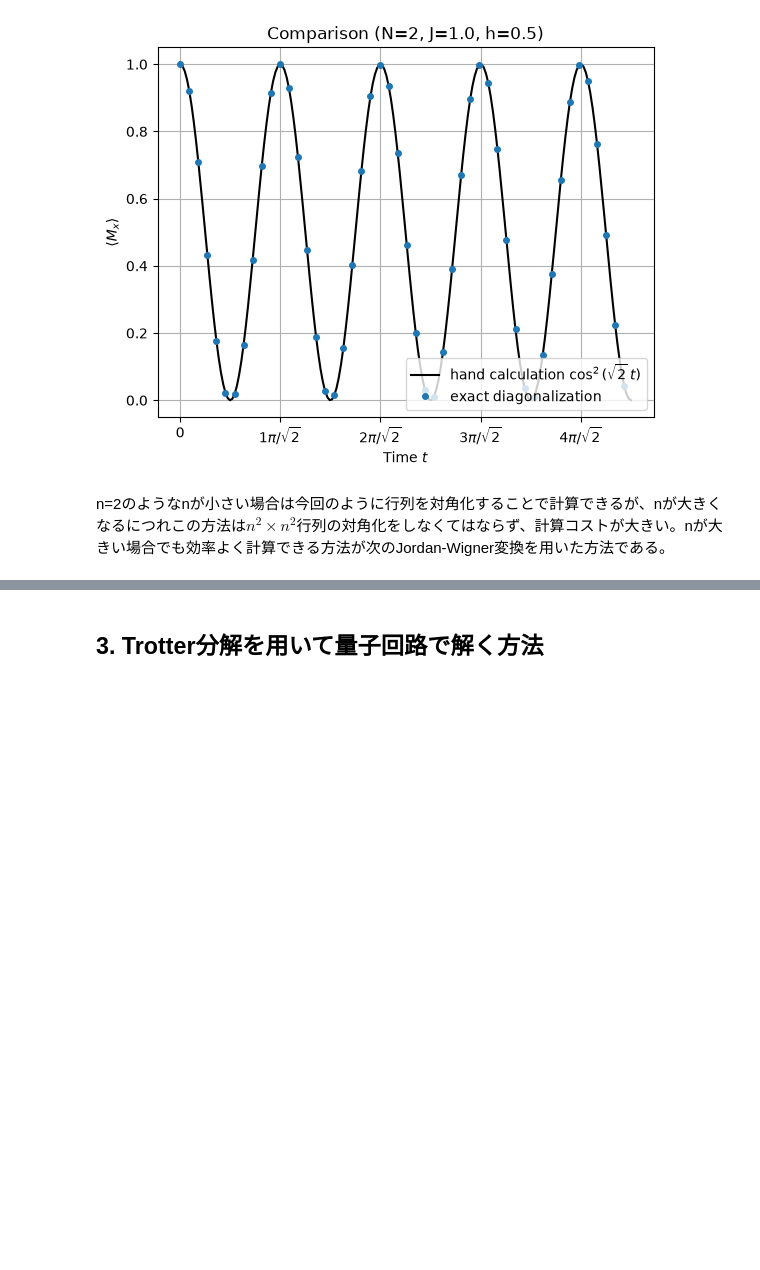
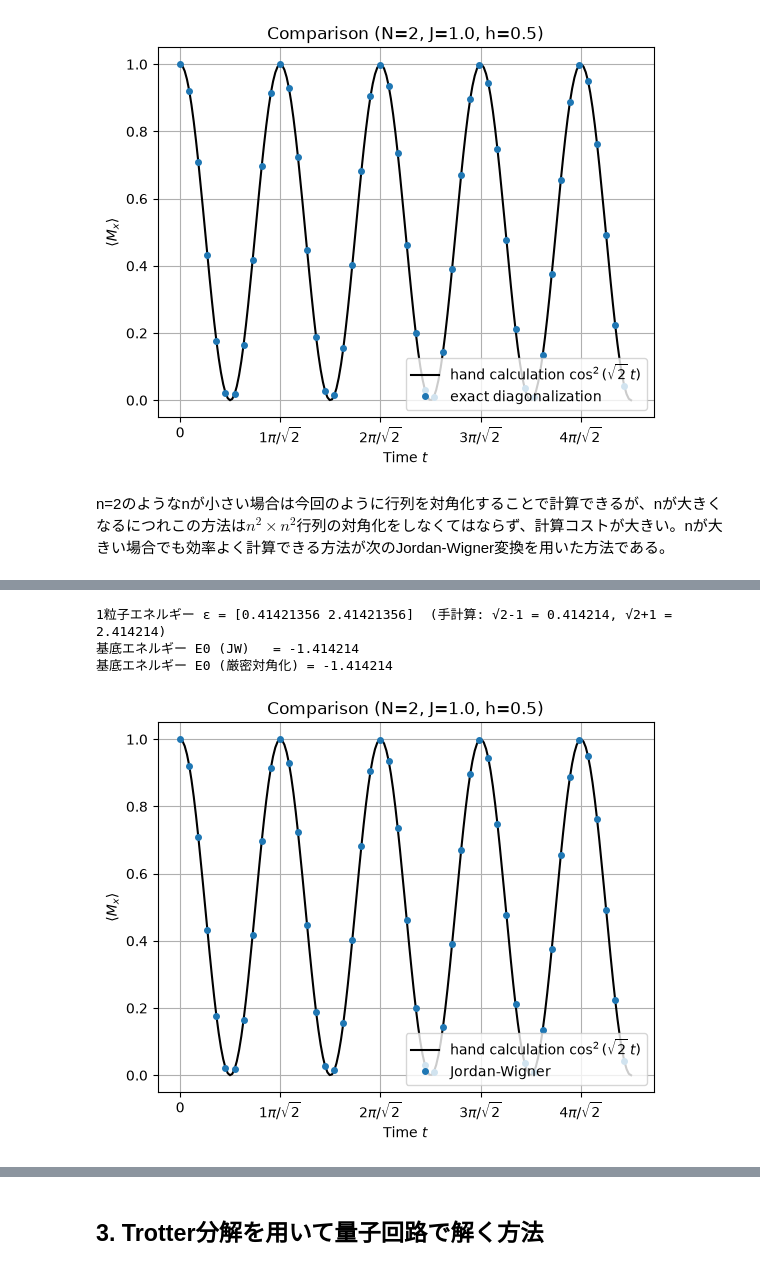
Before and after one commit to yuta627/Quantum_many-body_system, a Jupyter notebook: TFIM/TFIM.ipynb, the cells around one changed output, grey strips where cells are left out. Saved outputs shown, nothing was run; the diff lists cells and outputs as text; code cells hidden in the pictures; blank space fills up the shorter version.

```diff
--- a/TFIM/TFIM.ipynb
+++ b/TFIM/TFIM.ipynb
@@ -395,0 +596,65 @@ $i<j$のとき$c_j$のひもには$X_i$が含まれ、$X_i$は$a_i$と反交換
+# %%
+# BdG行列 H_BdG = [[A, B], [-B, -A]]（開放境界）
+def bdg_matrix(n, J, h):
+    A = np.zeros((n, n))
+    B = np.zeros((n, n))
+    for j in range(n):
+        A[j, j] = 2 * h               # 横磁場 → 化学ポテンシャル
+    for j in range(n - 1):
+        A[j, j + 1] = A[j + 1, j] = -J  # ホッピング
+        B[j, j + 1] = -J                 # ペア生成・消滅
+        B[j + 1, j] = J
+    return np.block([[A, B], [-B, -A]])
+
+# 1粒子エネルギー ε_k（H_BdGの正の固有値）
+def quasiparticle_energies(n, J, h):
+    e = np.linalg.eigvalsh(bdg_matrix(n, J, h))
+    return e[n:]   # 固有値は ±ε_k の対なので後半の n 個が ε_k
+
+# 基底エネルギー E0 = -(1/2) Σ ε_k
+def ground_energy_jw(n, J, h):
+    return -0.5 * np.sum(quasiparticle_energies(n, J, h))
+
+# 横磁化 m_x(t) = 1 - (2/n) Σ |U12|^2
+def mx_jw(n, J, h, ts):
+    """1. H_BdG = W D W† と対角化（1回だけ）
+    2. U(t) = W e^{-iDt} W†
+    3. 右上ブロック U12 から m_x(t) を計算
+    """
+    w, W = np.linalg.eigh(bdg_matrix(n, J, h))
+    out = []
+    for t in ts:
+        U = (W * np.exp(-1j * w * t)) @ W.conj().T
+        U12 = U[:n, n:]
+        out.append(1 - 2 / n * np.sum(np.abs(U12)**2))
+    return np.array(out)
+
+# 例: N=2, J=1, h=0.5（1-4と同じ条件）
+N = 2
+J = 1.0
+h = 0.5
+
+eps = quasiparticle_energies(N, J, h)
+E0_jw = ground_energy_jw(N, J, h)
+print(f"1粒子エネルギー ε = {eps}  (手計算: √2-1 = {np.sqrt(2)-1:.6f}, √2+1 = {np.sqrt(2)+1:.6f})")
+print(f"基底エネルギー E0 (JW)   = {E0_jw:.6f}")
+print(f"基底エネルギー E0 (厳密対角化) = {ground_state(hamiltonian(N, J, h, pbc=False))[0]:.6f}")
+
+ts = np.linspace(0, 10, 200)
+mx = mx_jw(N, J, h, ts)
+
+T = np.pi / np.sqrt(2)   # 周期
+plt.plot(ts, np.cos(np.sqrt(2) * ts)**2, "k-", label=r"hand calculation $\cos^2(\sqrt{2}\,t)$")
+plt.plot(ts[::4], mx[::4], "o", ms=4, label="Jordan-Wigner")
+plt.xticks([k * T for k in range(5)], ["0"] + [rf"${k}\pi/\sqrt{{2}}$" for k in range(1, 5)])
+plt.xlabel("Time $t$")
+plt.ylabel(r"$\langle M_x \rangle$")
+plt.title(f"Comparison (N={N}, J={J}, h={h})")
+plt.legend(loc="lower right")
+plt.grid()
+plt.show()
+# %% [output]
+1粒子エネルギー ε = [0.41421356 2.41421356]  (手計算: √2-1 = 0.414214, √2+1 = 2.414214)
+基底エネルギー E0 (JW)   = -1.414214
+基底エネルギー E0 (厳密対角化) = -1.414214
+[figure, added]
```
Also changed, not shown: parts of 8 cells of this notebook.
